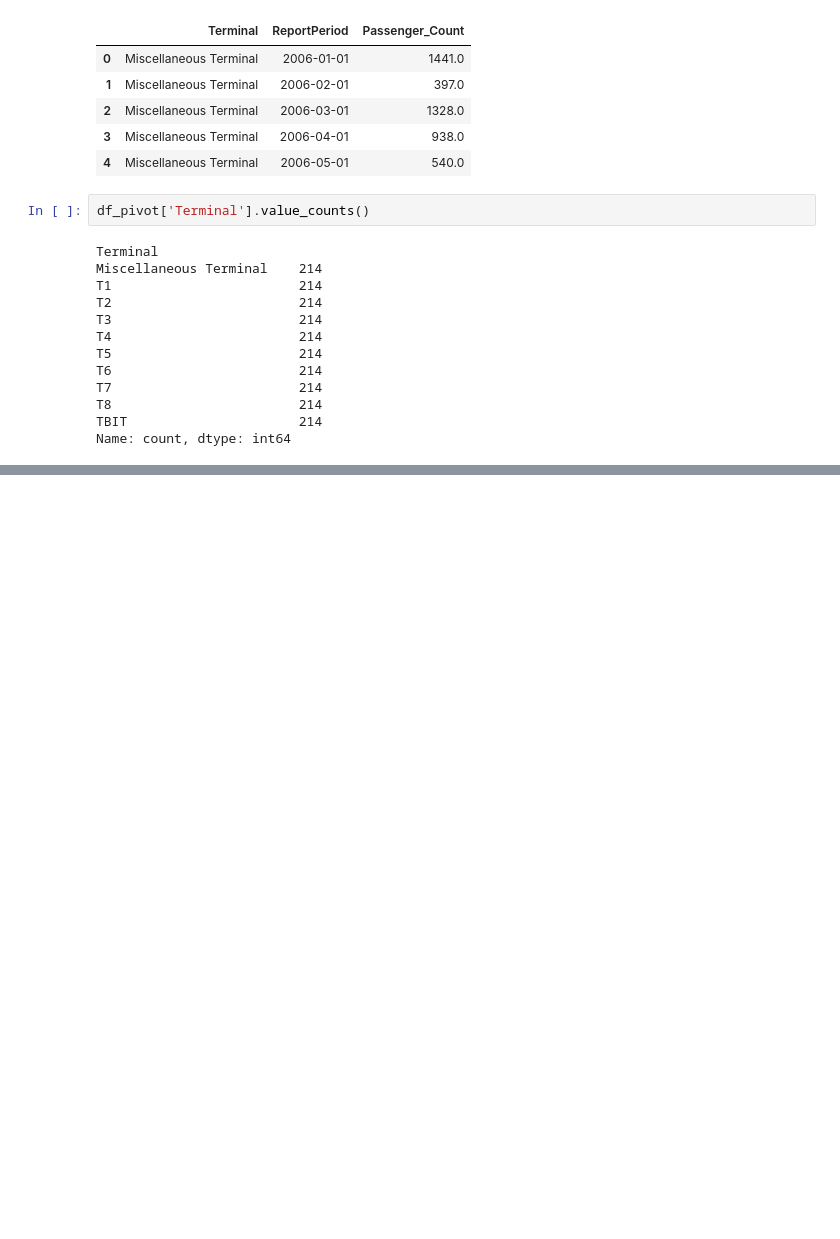
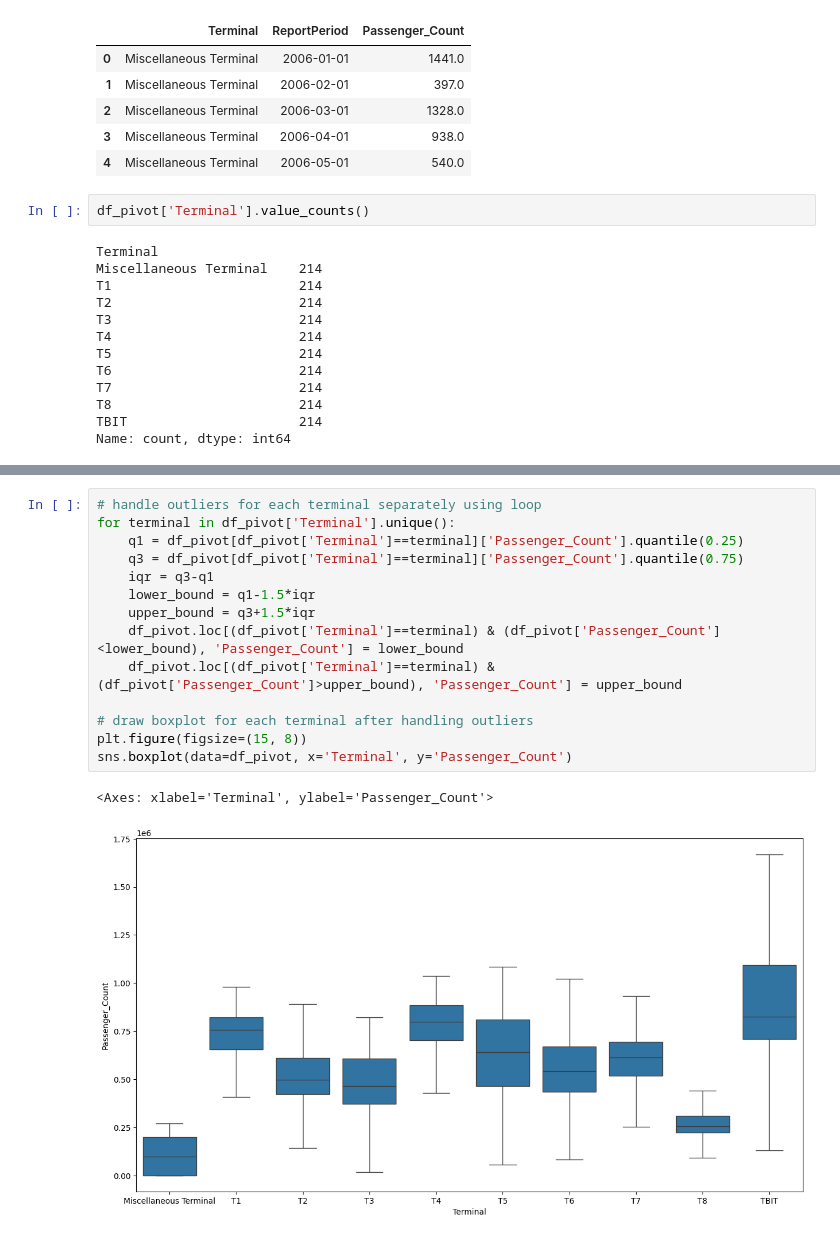
Before and after one commit to Kajaani-Balabavan/deep-panel, a Jupyter notebook: notebooks/Transport_domain.ipynb, the cells around one changed output, grey strips where cells are left out. Saved outputs shown, nothing was run; the diff lists cells and outputs as text; blank space fills up the shorter version.

```diff
--- a/notebooks/Transport_domain.ipynb
+++ b/notebooks/Transport_domain.ipynb
@@ -130,3 +137,20 @@ Name: count, dtype: int64
+# %%
+# handle outliers for each terminal separately using loop
+for terminal in df_pivot['Terminal'].unique():
+    q1 = df_pivot[df_pivot['Terminal']==terminal]['Passenger_Count'].quantile(0.25)
+    q3 = df_pivot[df_pivot['Terminal']==terminal]['Passenger_Count'].quantile(0.75)
+    iqr = q3-q1
+    lower_bound = q1-1.5*iqr
+    upper_bound = q3+1.5*iqr
+    df_pivot.loc[(df_pivot['Terminal']==terminal) & (df_pivot['Passenger_Count']<lower_bound), 'Passenger_Count'] = lower_bound
+    df_pivot.loc[(df_pivot['Terminal']==terminal) & (df_pivot['Passenger_Count']>upper_bound), 'Passenger_Count'] = upper_bound
+
+# draw boxplot for each terminal after handling outliers
+plt.figure(figsize=(15, 8))
+sns.boxplot(data=df_pivot, x='Terminal', y='Passenger_Count')
+# %% [output]
+<Axes: xlabel='Terminal', ylabel='Passenger_Count'>
+[figure, added]
 # %%
 # plot passenger count by terminal in separate plots
 for terminal in df_pivot['Terminal'].unique():
```
Also changed, not shown: parts of 5 cells of this notebook, 7 other files.
